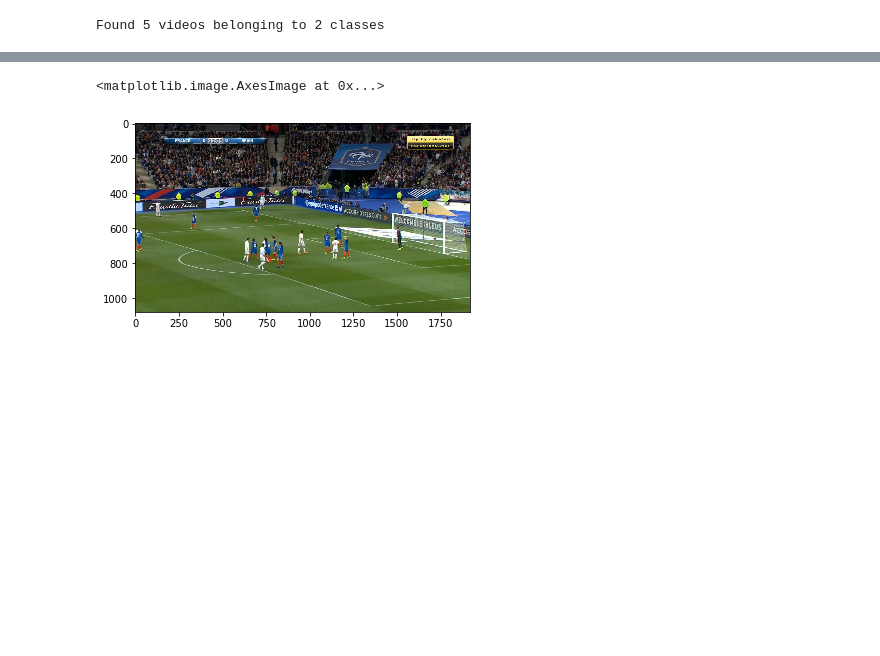
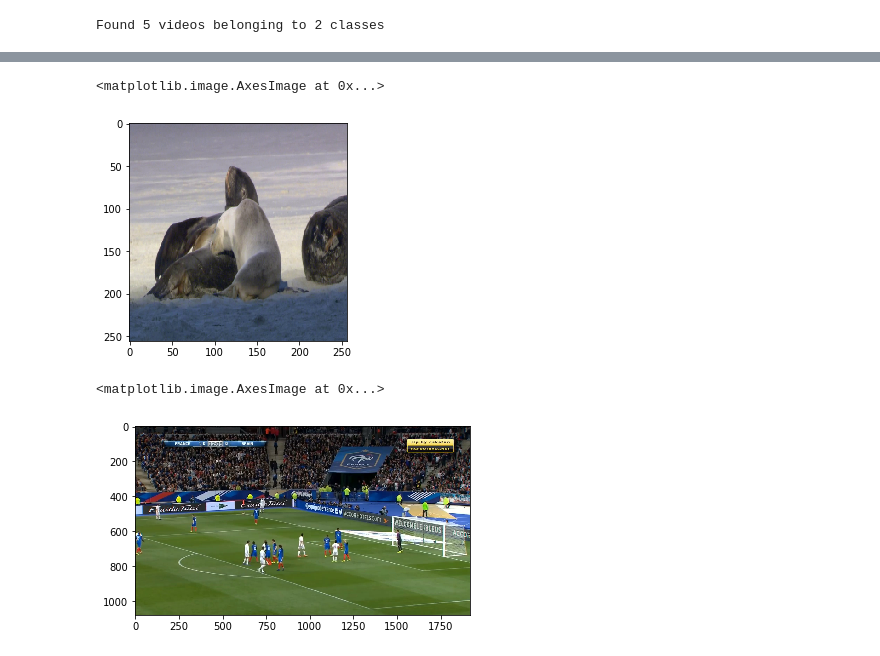
Before and after one commit to AndreyKoceruba/football_violations_detection, a Jupyter notebook: DenseNet121_Conv2D_GRU/violation_detection_conv2d_gru.ipynb, the cells around one changed output, grey strips where cells are left out. Drawn from its saved outputs; the diff is of its cells as text; code cells hidden in the pictures; blank space fills up the shorter version.

```diff
--- a/DenseNet121_Conv2D_GRU/violation_detection_conv2d_gru.ipynb
+++ b/DenseNet121_Conv2D_GRU/violation_detection_conv2d_gru.ipynb
@@ -121,3 +161,8 @@ tmp.get_random_video_path()
+# %%
+plt.imshow(seq[2])
+# %% [output]
+<matplotlib.image.AxesImage at 0x...>
+[figure, added]
 # %%
 def get_random_sequence(filepath, timesteps_cnt):
     frame_sequence = []
```
Also changed, not shown: parts of 3 cells of this notebook.
